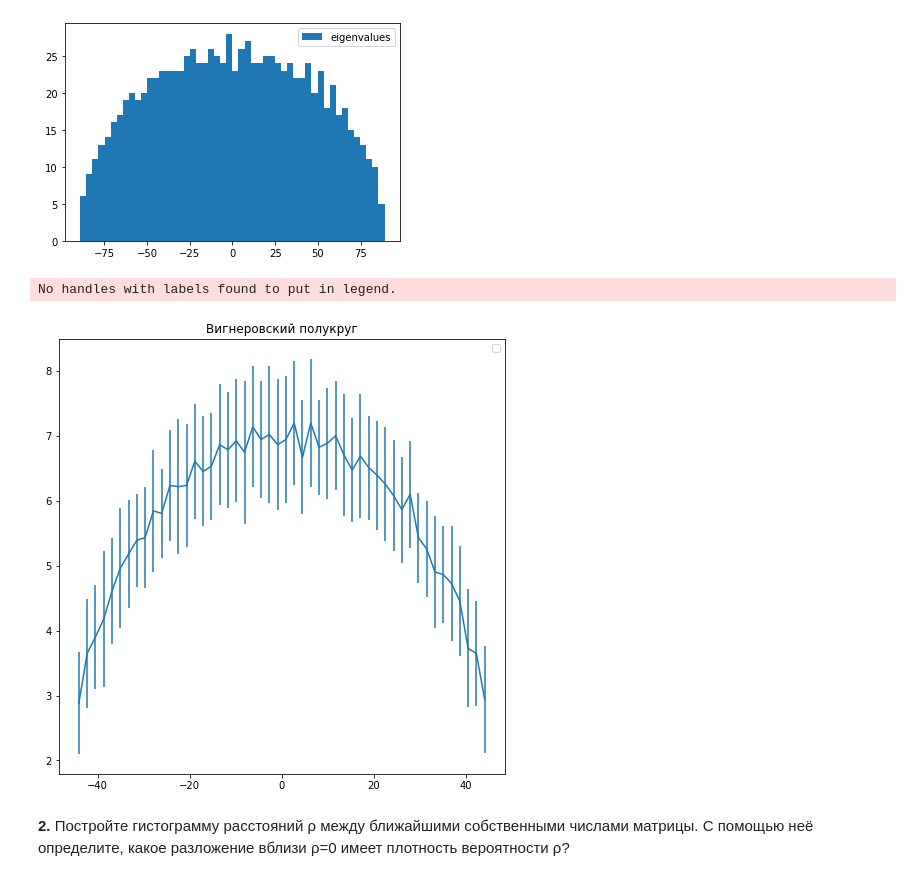
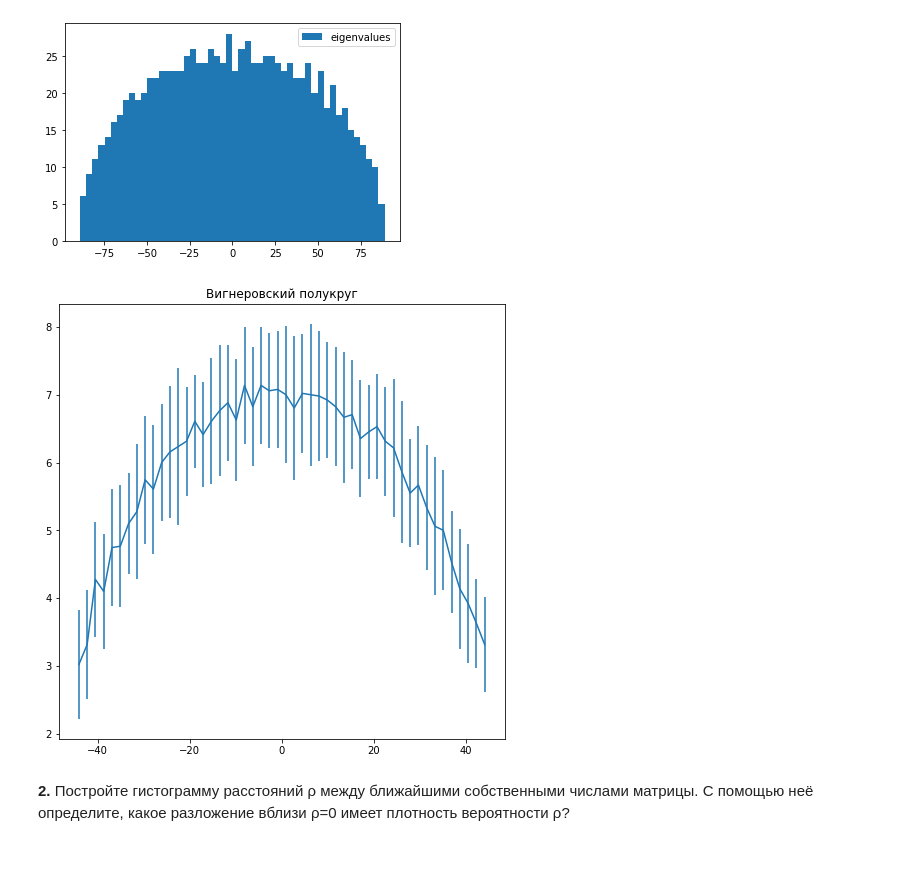
Before and after one commit to Andrew-Kot/Computational-Mathematics, a Jupyter notebook: Домашнее_задание_1.ipynb, the cells around one changed output. Drawn from its saved outputs; the diff is of its cells as text; code cells hidden in the pictures.

```diff
--- a/Домашнее_задание_1.ipynb
+++ b/Домашнее_задание_1.ipynb
@@ -210,29 +210,27 @@ plt.show()
 # %%
 N=300
 fig, ax = plt.subplots(1, 1, figsize=(8, 8))
 bins =  np.linspace(-45, 45, 50+1)
 centers = 0.5*(bins[1:] + bins[:-1])
 M = np.random.normal(size=(N, N));
 M = np.transpose(M) + M
 eighs, _ = np.linalg.eig(M)
 y, _ = np.histogram(eighs, bins=bins)
 eighs_all = [y]
 for i in range (0,50):
   A = np.random.normal(size=(N,N))
   A = A + A.T
   eighs, _ = np.linalg.eigh(A)
   bins = np.linspace(-45, 45, 50+1)
   y, _ = np.histogram(eighs, bins=bins)
   eighs_all = np.concatenate((eighs_all,[y]),0)
 mean = np.mean(eighs_all, 0)
 error = np.std(eighs_all, 0)
 plt.errorbar(centers, mean, yerr = error)
 plt.title('Вигнеровский полукруг')
-plt.legend()
 plt.show()
 # %% [output]
-No handles with labels found to put in legend.
-[figure, old version]
+[figure, new version]
 # %% [markdown]
 **2.** Постройте гистограмму расстояний ρ между ближайшими собственными числами матрицы. С помощью неё определите, какое разложение вблизи ρ=0 имеет плотность вероятности ρ?
 # %%
```
Also changed, not shown: parts of 3 cells of this notebook.
